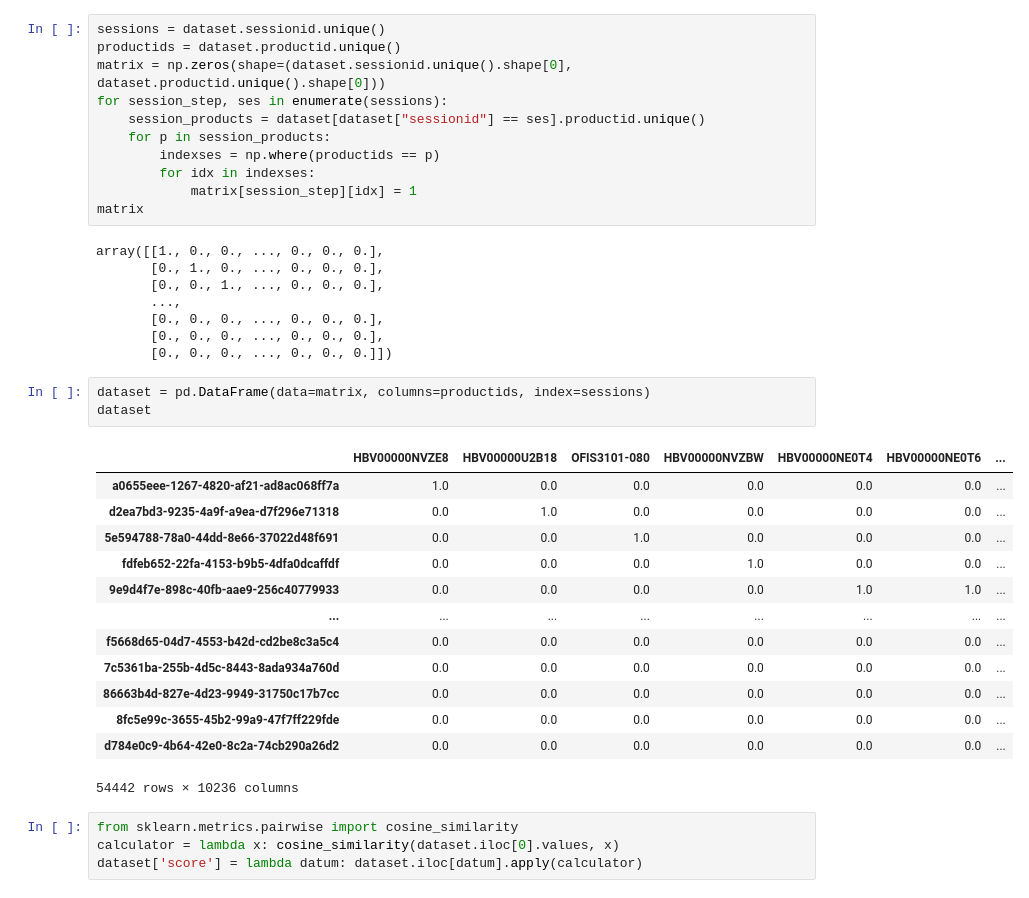
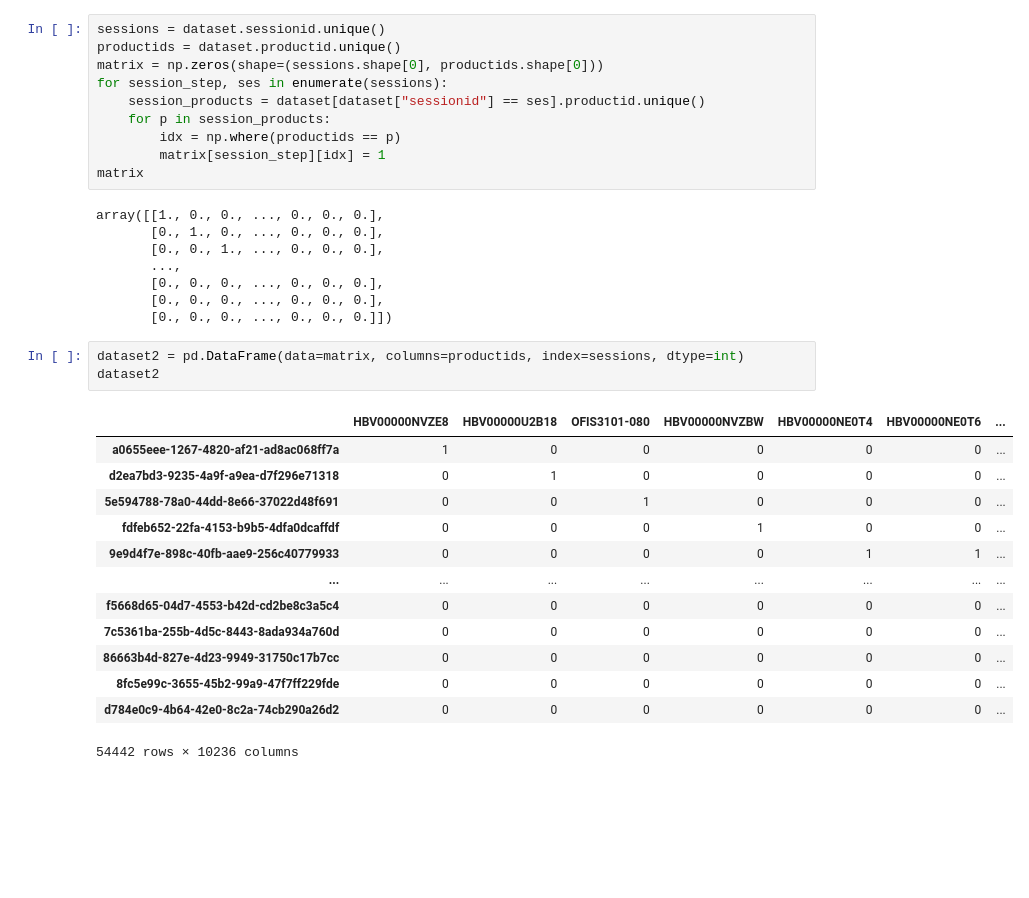
Before and after one commit to serdarakyol/session-based-CF-API, a Jupyter notebook: CF.ipynb, the cells around one changed output. Cells and saved outputs as stored; diff of their text form; blank space fills up the shorter version.

```diff
--- a/CF.ipynb
+++ b/CF.ipynb
@@ -319,13 +299,12 @@ array(['HBV00000NVZE8', 'HBV00000NVZEQ', 'HBV00000NVZFS', 'HBV00000NVZDA',
 # %%
 sessions = dataset.sessionid.unique()
 productids = dataset.productid.unique()
-matrix = np.zeros(shape=(dataset.sessionid.unique().shape[0], dataset.productid.unique().shape[0]))
+matrix = np.zeros(shape=(sessions.shape[0], productids.shape[0]))
 for session_step, ses in enumerate(sessions):
     session_products = dataset[dataset["sessionid"] == ses].productid.unique()
     for p in session_products:
-        indexses = np.where(productids == p)
-        for idx in indexses:
-            matrix[session_step][idx] = 1
+        idx = np.where(productids == p)
+        matrix[session_step][idx] = 1
 matrix
 # %% [output]
 array([[1., 0., 0., ..., 0., 0., 0.],
@@ -336,23 +315,19 @@ array([[1., 0., 0., ..., 0., 0., 0.],
        [0., 0., 0., ..., 0., 0., 0.],
        [0., 0., 0., ..., 0., 0., 0.]])
 # %%
-dataset = pd.DataFrame(data=matrix, columns=productids, index=sessions)
-dataset
+dataset2 = pd.DataFrame(data=matrix, columns=productids, index=sessions, dtype=int)
+dataset2
 # %% [output]
 |  | HBV00000NVZE8 | HBV00000U2B18 | OFIS3101-080 | HBV00000NVZBW | HBV00000NE0T4 | HBV00000NE0T6 | ... |
-| a0655eee-1267-4820-af21-ad8ac068ff7a | 1.0 | 0.0 | 0.0 | 0.0 | 0.0 | 0.0 | ... |
-| d2ea7bd3-9235-4a9f-a9ea-d7f296e71318 | 0.0 | 1.0 | 0.0 | 0.0 | 0.0 | 0.0 | ... |
-| 5e594788-78a0-44dd-8e66-37022d48f691 | 0.0 | 0.0 | 1.0 | 0.0 | 0.0 | 0.0 | ... |
-| fdfeb652-22fa-4153-b9b5-4dfa0dcaffdf | 0.0 | 0.0 | 0.0 | 1.0 | 0.0 | 0.0 | ... |
-| 9e9d4f7e-898c-40fb-aae9-256c40779933 | 0.0 | 0.0 | 0.0 | 0.0 | 1.0 | 1.0 | ... |
+| a0655eee-1267-4820-af21-ad8ac068ff7a | 1 | 0 | 0 | 0 | 0 | 0 | ... |
+| d2ea7bd3-9235-4a9f-a9ea-d7f296e71318 | 0 | 1 | 0 | 0 | 0 | 0 | ... |
+| 5e594788-78a0-44dd-8e66-37022d48f691 | 0 | 0 | 1 | 0 | 0 | 0 | ... |
+| fdfeb652-22fa-4153-b9b5-4dfa0dcaffdf | 0 | 0 | 0 | 1 | 0 | 0 | ... |
+| 9e9d4f7e-898c-40fb-aae9-256c40779933 | 0 | 0 | 0 | 0 | 1 | 1 | ... |
 | ... | ... | ... | ... | ... | ... | ... | ... |
-| f5668d65-04d7-4553-b42d-cd2be8c3a5c4 | 0.0 | 0.0 | 0.0 | 0.0 | 0.0 | 0.0 | ... |
-| 7c5361ba-255b-4d5c-8443-8ada934a760d | 0.0 | 0.0 | 0.0 | 0.0 | 0.0 | 0.0 | ... |
-| 86663b4d-827e-4d23-9949-31750c17b7cc | 0.0 | 0.0 | 0.0 | 0.0 | 0.0 | 0.0 | ... |
-| 8fc5e99c-3655-45b2-99a9-47f7ff229fde | 0.0 | 0.0 | 0.0 | 0.0 | 0.0 | 0.0 | ... |
-| d784e0c9-4b64-42e0-8c2a-74cb290a26d2 | 0.0 | 0.0 | 0.0 | 0.0 | 0.0 | 0.0 | ... |
+| f5668d65-04d7-4553-b42d-cd2be8c3a5c4 | 0 | 0 | 0 | 0 | 0 | 0 | ... |
+| 7c5361ba-255b-4d5c-8443-8ada934a760d | 0 | 0 | 0 | 0 | 0 | 0 | ... |
+| 86663b4d-827e-4d23-9949-31750c17b7cc | 0 | 0 | 0 | 0 | 0 | 0 | ... |
+| 8fc5e99c-3655-45b2-99a9-47f7ff229fde | 0 | 0 | 0 | 0 | 0 | 0 | ... |
+| d784e0c9-4b64-42e0-8c2a-74cb290a26d2 | 0 | 0 | 0 | 0 | 0 | 0 | ... |
 54442 rows × 10236 columns
-# %%
-from sklearn.metrics.pairwise import cosine_similarity
-calculator = lambda x: cosine_similarity(dataset.iloc[0].values, x)
-dataset['score'] = lambda datum: dataset.iloc[datum].apply(calculator)
```
Also changed, not shown: parts of 14 cells of this notebook.
